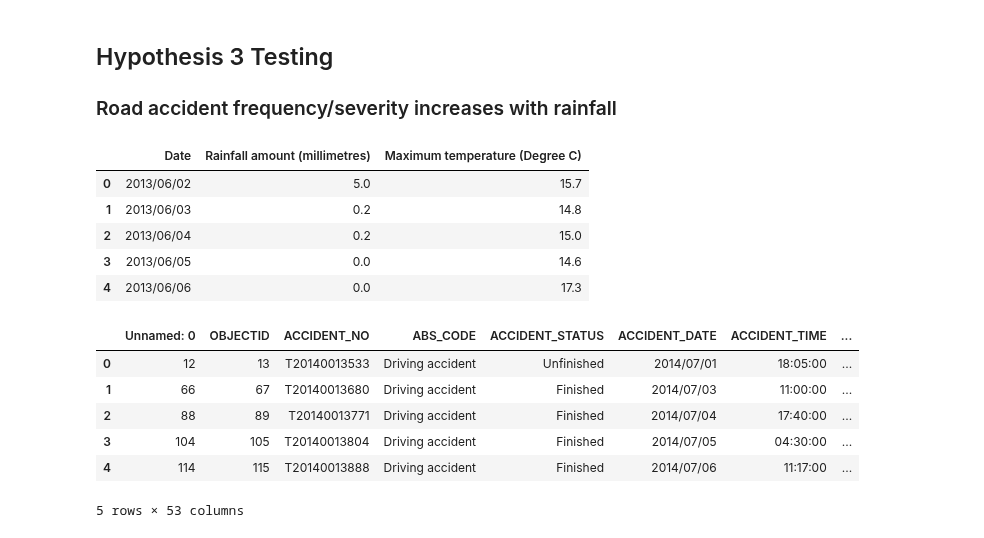
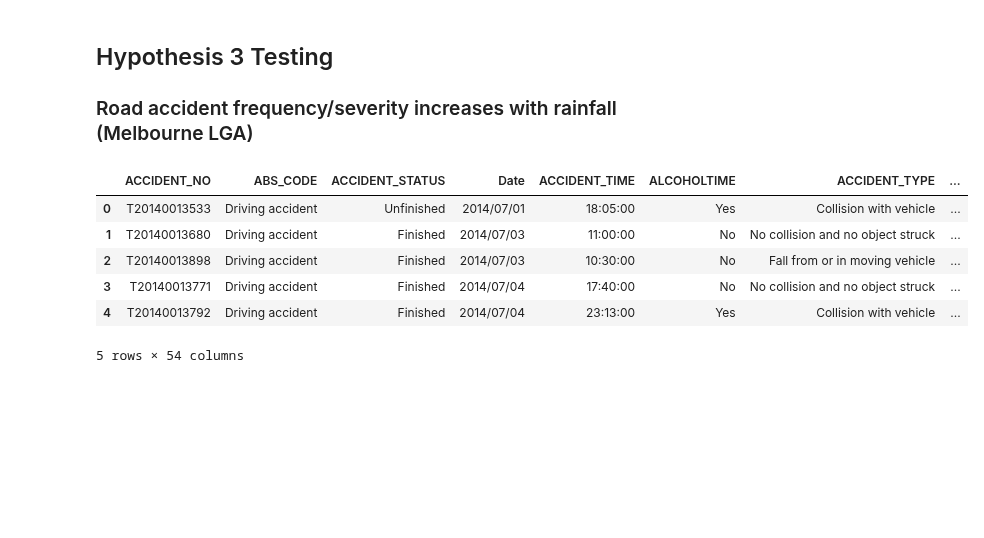
Before and after one commit to MarcusKorea/Crashes_in_Victoria, a Jupyter notebook: rainfall_analysis.ipynb, the cells around one changed output. Saved outputs shown, nothing was run; the diff lists cells and outputs as text; code cells hidden in the pictures; blank space fills up the shorter version.

```diff
--- a/rainfall_analysis.ipynb
+++ b/rainfall_analysis.ipynb
@@ -1,6 +1,6 @@
 # %% [markdown]
 ## Hypothesis 3 Testing
-### Road accident frequency/severity increases with rainfall
+### Road accident frequency/severity increases with rainfall (Melbourne LGA)
 # %%
 # Import dependencies
 import pandas as pd
@@ -11,25 +12,13 @@ import scipy.stats as st
 # %%
-# Import cleaned Melbourne-only weather data
-melbourne_weather_path = "cleaned_data/melbourne_weather.csv"
-melbourne_weather = pd.read_csv(melbourne_weather_path)
-melbourne_weather.head()
+# Import cleaned Melbourne crash + weather data
+melbourne_data_path = "cleaned_data/merged_melb_data.csv"
+melbourne_data = pd.read_csv(melbourne_data_path)
+melbourne_data.head()
 # %% [output]
-|  | Date | Rainfall amount (millimetres) | Maximum temperature (Degree C) |
-| 0 | 2013/06/02 | 5.0 | 15.7 |
-| 1 | 2013/06/03 | 0.2 | 14.8 |
-| 2 | 2013/06/04 | 0.2 | 15.0 |
-| 3 | 2013/06/05 | 0.0 | 14.6 |
-| 4 | 2013/06/06 | 0.0 | 17.3 |
+|  | ACCIDENT_NO | ABS_CODE | ACCIDENT_STATUS | Date | ACCIDENT_TIME | ALCOHOLTIME | ACCIDENT_TYPE | ... |
+| 0 | T20140013533 | Driving accident | Unfinished | 2014/07/01 | 18:05:00 | Yes | Collision with vehicle | ... |
+| 1 | T20140013680 | Driving accident | Finished | 2014/07/03 | 11:00:00 | No | No collision and no object struck | ... |
+| 2 | T20140013898 | Driving accident | Finished | 2014/07/03 | 10:30:00 | No | Fall from or in moving vehicle | ... |
+| 3 | T20140013771 | Driving accident | Finished | 2014/07/04 | 17:40:00 | No | No collision and no object struck | ... |
+| 4 | T20140013792 | Driving accident | Finished | 2014/07/04 | 23:13:00 | Yes | Collision with vehicle | ... |
+5 rows × 54 columns
-# %%
-# Read the cleaned Melbourne-only crash data file and view data
-melbourne_data_path = "cleaned_data/melbourne_data.csv"
-melbourne_data = pd.read_csv(melbourne_data_path)
-melbourne_data.head()
-# %% [output]
-|  | Unnamed: 0 | OBJECTID | ACCIDENT_NO | ABS_CODE | ACCIDENT_STATUS | ACCIDENT_DATE | ACCIDENT_TIME | ... |
-| 0 | 12 | 13 | T20140013533 | Driving accident | Unfinished | 2014/07/01 | 18:05:00 | ... |
-| 1 | 66 | 67 | T20140013680 | Driving accident | Finished | 2014/07/03 | 11:00:00 | ... |
-| 2 | 88 | 89 | T20140013771 | Driving accident | Finished | 2014/07/04 | 17:40:00 | ... |
-| 3 | 104 | 105 | T20140013804 | Driving accident | Finished | 2014/07/05 | 04:30:00 | ... |
-| 4 | 114 | 115 | T20140013888 | Driving accident | Finished | 2014/07/06 | 11:17:00 | ... |
-5 rows × 53 columns
```
Also changed, not shown: parts of 40 cells of this notebook, 10 other files.
